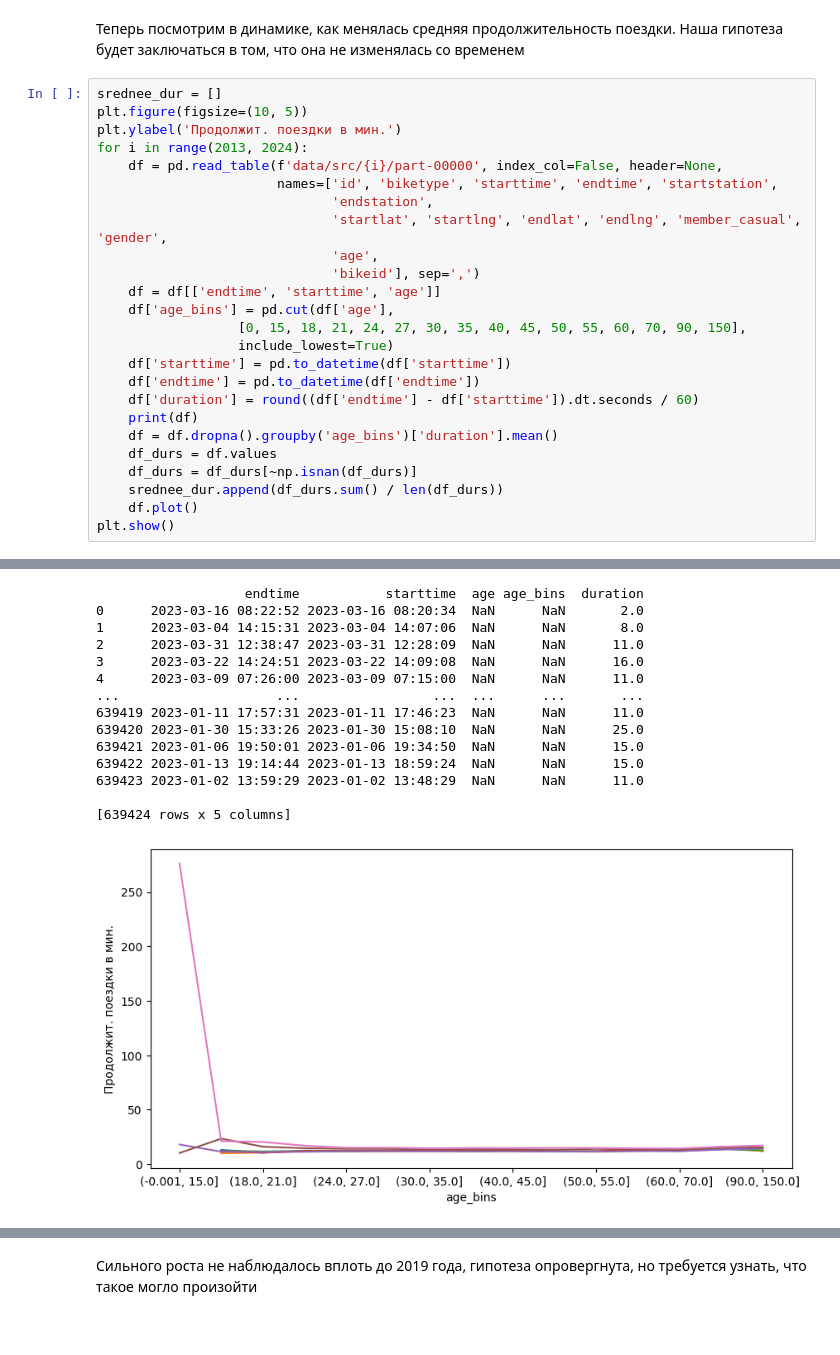
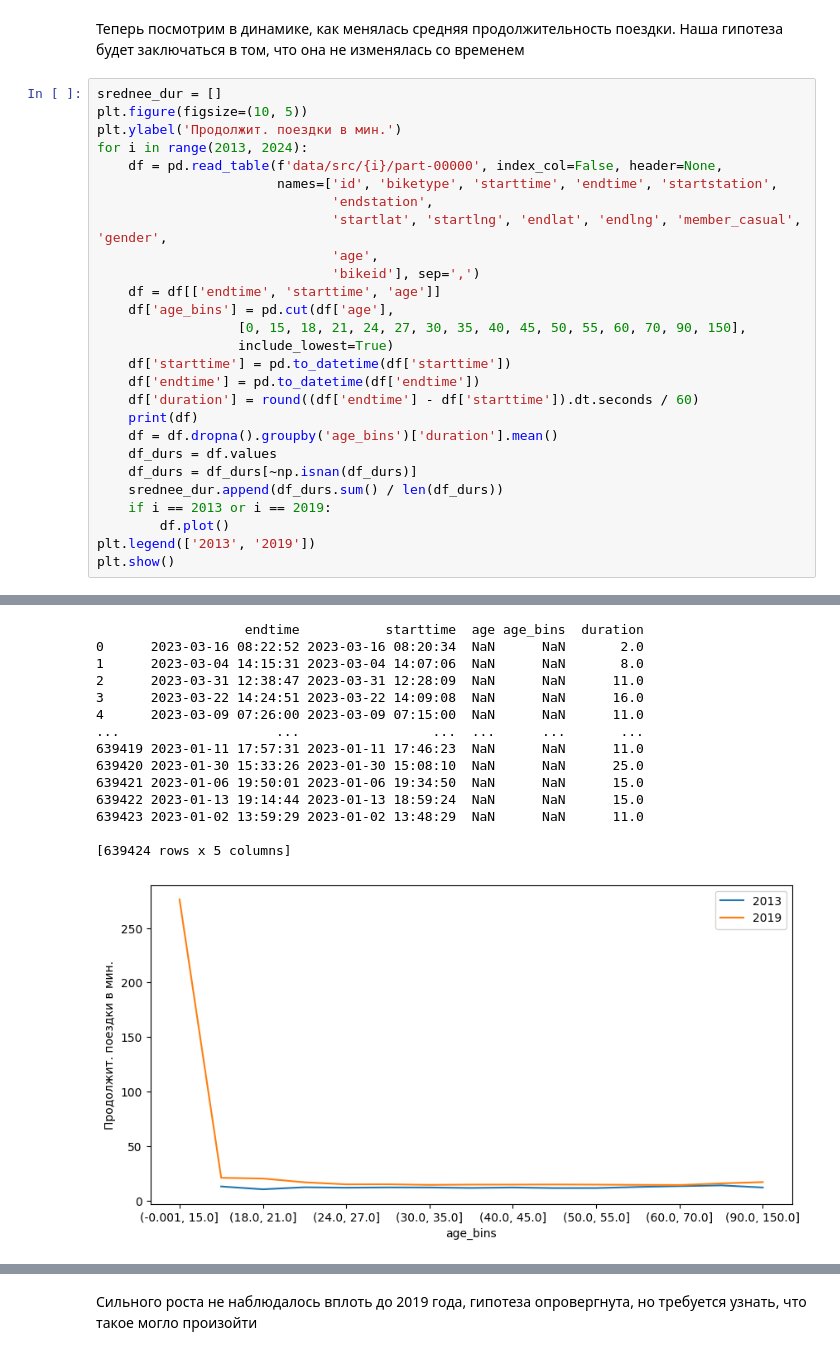
Before and after one commit to Konstantin-Kalug/yandex_bigdata_intensive, a Jupyter notebook: GeneralNotebook.ipynb, the cells around one changed output, grey strips where cells are left out. Saved outputs shown, nothing was run; the diff lists cells and outputs as text.

```diff
--- a/GeneralNotebook.ipynb
+++ b/GeneralNotebook.ipynb
@@ -974,7 +978,9 @@ for i in range(2013, 2024):
     df_durs = df.values
     df_durs = df_durs[~np.isnan(df_durs)]
     srednee_dur.append(df_durs.sum() / len(df_durs))
-    df.plot()
+    if i == 2013 or i == 2019:
+        df.plot()
+plt.legend(['2013', '2019'])
 plt.show()
 # %% [output]
                    endtime           starttime   age      age_bins  duration
@@ -1009,34 +1015,34 @@ plt.show()
 
 [5595063 rows x 5 columns]
                     endtime           starttime  age age_bins  duration
 0       2022-08-07 21:41:46 2022-08-07 21:34:15  NaN      NaN       8.0
 1       2022-08-08 14:53:23 2022-08-08 14:39:21  NaN      NaN      14.0
 2       2022-08-08 15:40:34 2022-08-08 15:29:50  NaN      NaN      11.0
 3       2022-08-08 02:58:53 2022-08-08 02:43:50  NaN      NaN      15.0
 4       2022-08-07 20:29:58 2022-08-07 20:24:06  NaN      NaN       6.0
 ...                     ...                 ...  ...      ...       ...
 5667712 2022-09-05 18:19:07 2022-09-05 17:59:21  NaN      NaN      20.0
 5667713 2022-09-30 17:34:40 2022-09-30 17:20:54  NaN      NaN      14.0
 5667714 2022-09-04 11:50:55 2022-09-04 11:39:37  NaN      NaN      11.0
 5667715 2022-09-28 13:52:59 2022-09-28 13:42:45  NaN      NaN      10.0
 5667716 2022-09-01 20:18:01 2022-09-01 20:07:04  NaN      NaN      11.0
 
 [5667717 rows x 5 columns]
                    endtime           starttime  age age_bins  duration
 0      2023-03-16 08:22:52 2023-03-16 08:20:34  NaN      NaN       2.0
 1      2023-03-04 14:15:31 2023-03-04 14:07:06  NaN      NaN       8.0
 2      2023-03-31 12:38:47 2023-03-31 12:28:09  NaN      NaN      11.0
 3      2023-03-22 14:24:51 2023-03-22 14:09:08  NaN      NaN      16.0
 4      2023-03-09 07:26:00 2023-03-09 07:15:00  NaN      NaN      11.0
 ...                    ...                 ...  ...      ...       ...
 639419 2023-01-11 17:57:31 2023-01-11 17:46:23  NaN      NaN      11.0
 639420 2023-01-30 15:33:26 2023-01-30 15:08:10  NaN      NaN      25.0
 639421 2023-01-06 19:50:01 2023-01-06 19:34:50  NaN      NaN      15.0
 639422 2023-01-13 19:14:44 2023-01-13 18:59:24  NaN      NaN      15.0
 639423 2023-01-02 13:59:29 2023-01-02 13:48:29  NaN      NaN      11.0
 
 [639424 rows x 5 columns]
-[figure, old version]
+[figure, new version]
 # %%
 plt.xlabel('Год')
 plt.ylabel('Средняя продолжительность поездок в мин.')
```
Also changed, not shown: parts of 37 cells of this notebook, 1 other file.
